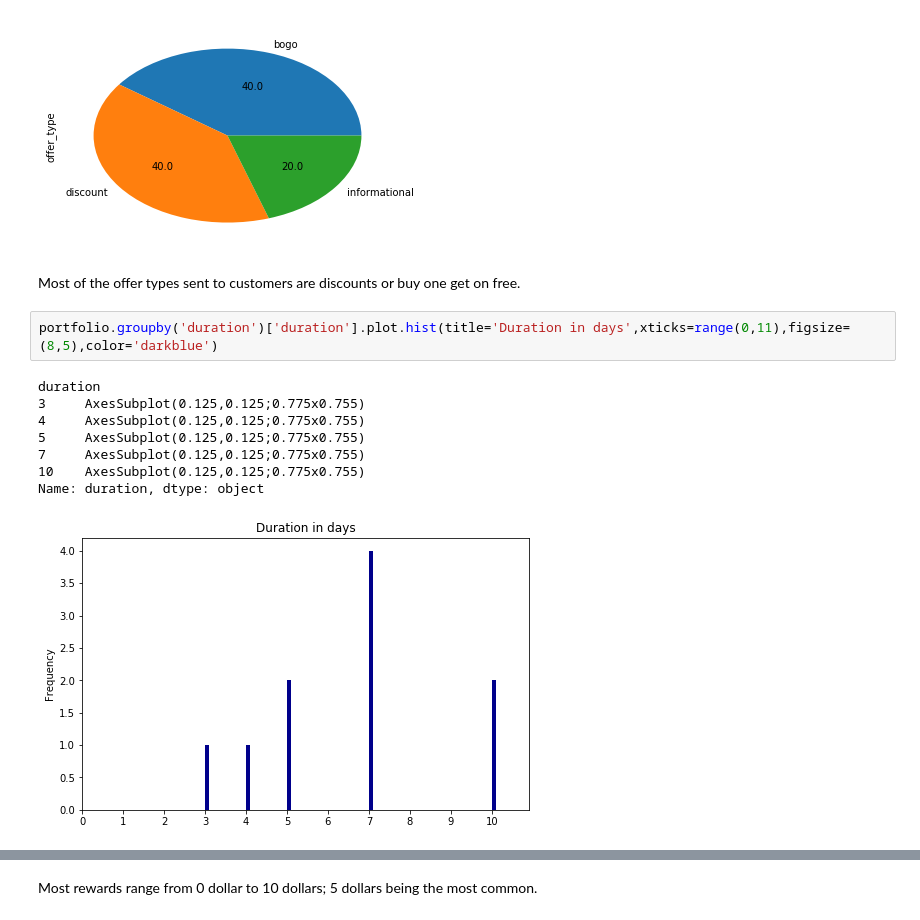
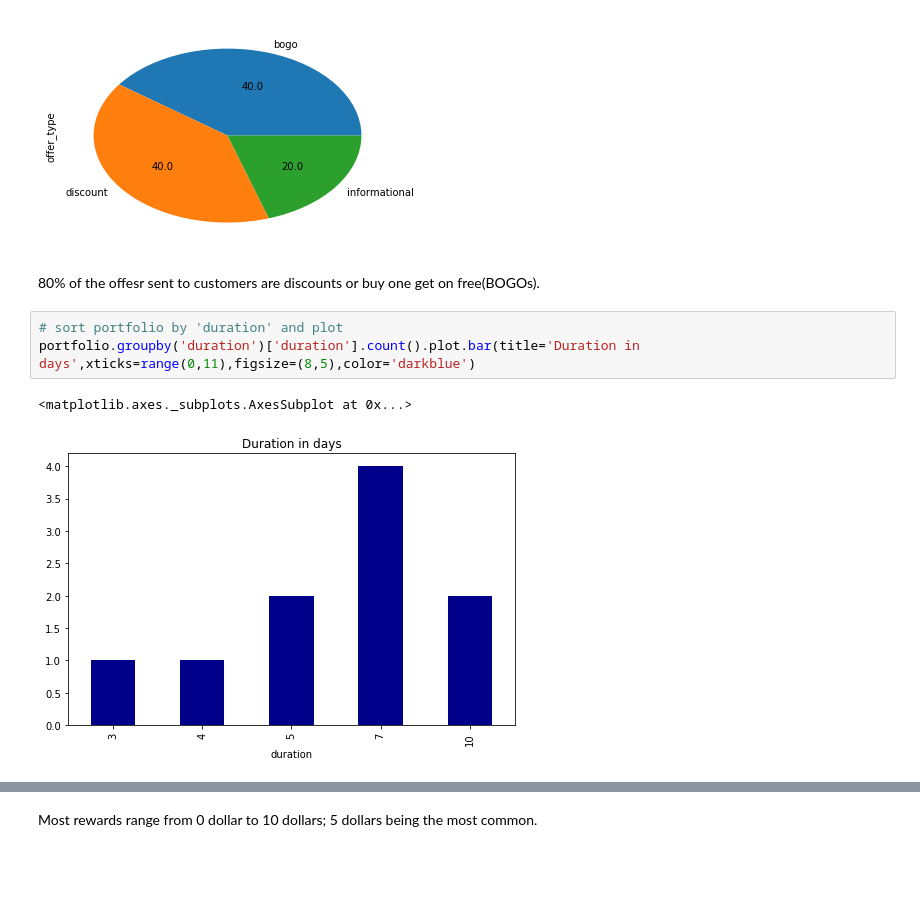
Before and after one commit to clainchege2/Starbucks-Capstone-Project-Udacity-, a Jupyter notebook: Starbucks_Capstone_notebook.ipynb, the cells around one changed output, grey strips where cells are left out. Cells and saved outputs as stored; diff of their text form; blank space fills up the shorter version.

```diff
--- a/Starbucks_Capstone_notebook.ipynb
+++ b/Starbucks_Capstone_notebook.ipynb
@@ -118,15 +127,10 @@ portfolio.groupby('offer_type')['offer_type'].count().plot(kind='pie', autopct='
 <matplotlib.axes._subplots.AxesSubplot at 0x...>
 [figure]
 # %% [markdown]
-Most of the offer types sent to customers are discounts or buy one get on free.
+80% of the offesr sent to customers are discounts or buy one get on free(BOGOs).
 # %%
-portfolio.groupby('duration')['duration'].plot.hist(title='Duration in days',xticks=range(0,11),figsize=(8,5),color='darkblue')
+# sort portfolio by 'duration' and plot
+portfolio.groupby('duration')['duration'].count().plot.bar(title='Duration in days',xticks=range(0,11),figsize=(8,5),color='darkblue')
 # %% [output]
-duration
-3     AxesSubplot(0.125,0.125;0.775x0.755)
-4     AxesSubplot(0.125,0.125;0.775x0.755)
-5     AxesSubplot(0.125,0.125;0.775x0.755)
-7     AxesSubplot(0.125,0.125;0.775x0.755)
-10    AxesSubplot(0.125,0.125;0.775x0.755)
-Name: duration, dtype: object
+<matplotlib.axes._subplots.AxesSubplot at 0x...>
-[figure, old version]
+[figure, new version]
```
Also changed, not shown: parts of 104 cells of this notebook.
